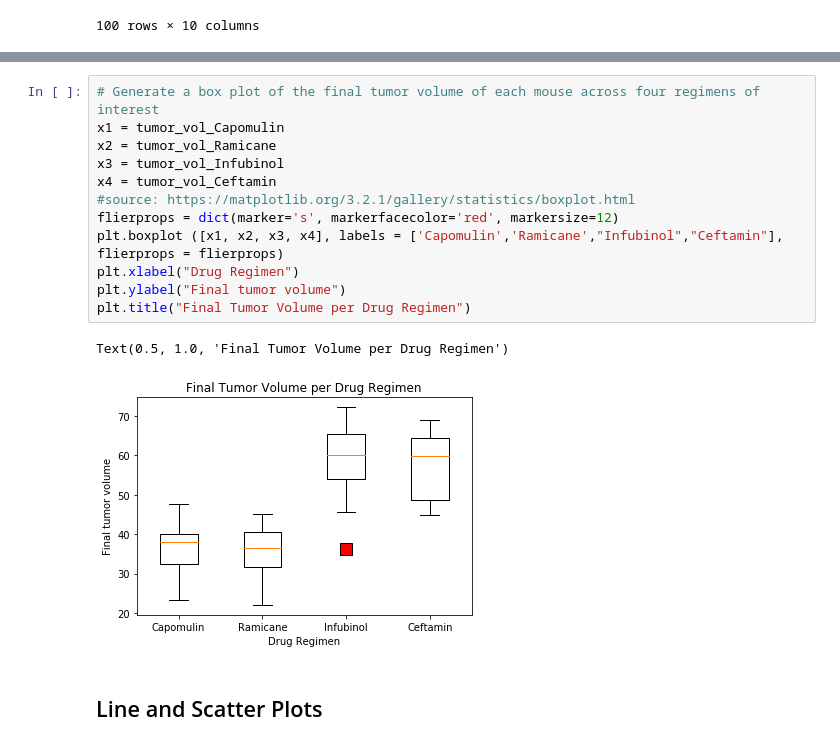
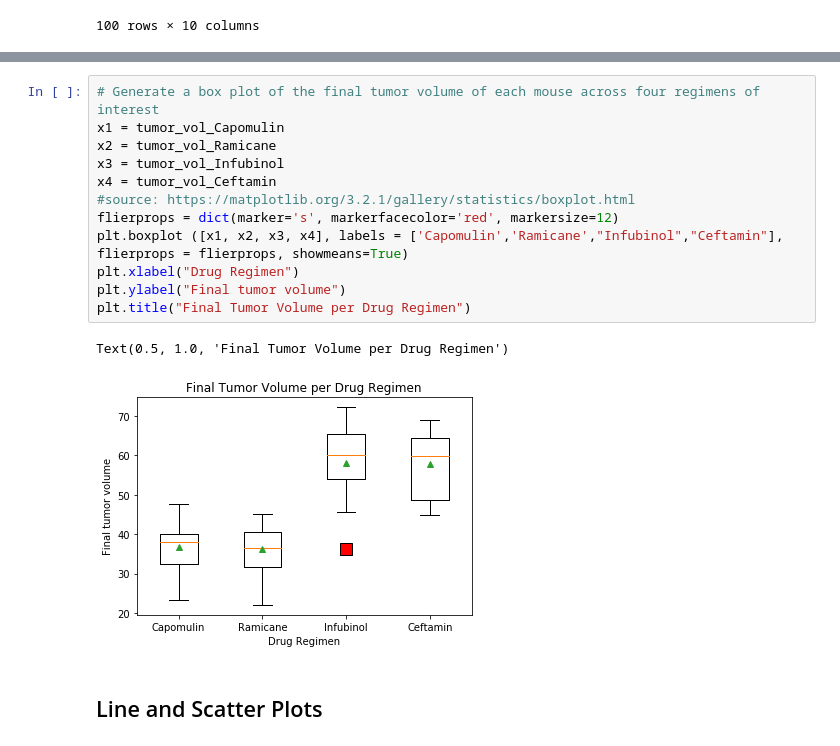
Before and after one commit to apizzo1/matplotlib-challenge, a Jupyter notebook: pymaceuticals_AP.ipynb, the cells around one changed output, grey strips where cells are left out. Drawn from its saved outputs; the diff is of its cells as text.

Commit message:
Finalizing observations and bar charts

```diff
--- a/pymaceuticals_AP.ipynb
+++ b/pymaceuticals_AP.ipynb
@@ -399,18 +407,18 @@ for value in tumor_vol_Ceftamin:
 # %%
 # Generate a box plot of the final tumor volume of each mouse across four regimens of interest
 x1 = tumor_vol_Capomulin
 x2 = tumor_vol_Ramicane
 x3 = tumor_vol_Infubinol
 x4 = tumor_vol_Ceftamin
 #source: https://matplotlib.org/3.2.1/gallery/statistics/boxplot.html
 flierprops = dict(marker='s', markerfacecolor='red', markersize=12)
-plt.boxplot ([x1, x2, x3, x4], labels = ['Capomulin','Ramicane',"Infubinol","Ceftamin"], flierprops = flierprops)
+plt.boxplot ([x1, x2, x3, x4], labels = ['Capomulin','Ramicane',"Infubinol","Ceftamin"], flierprops = flierprops, showmeans=True)
 plt.xlabel("Drug Regimen")
 plt.ylabel("Final tumor volume")
 plt.title("Final Tumor Volume per Drug Regimen")
 # %% [output]
 Text(0.5, 1.0, 'Final Tumor Volume per Drug Regimen')
-[figure, old version]
+[figure, new version]
 # %% [markdown]
 ## Line and Scatter Plots
 # %%
```
Also changed, not shown: parts of 7 cells of this notebook.
